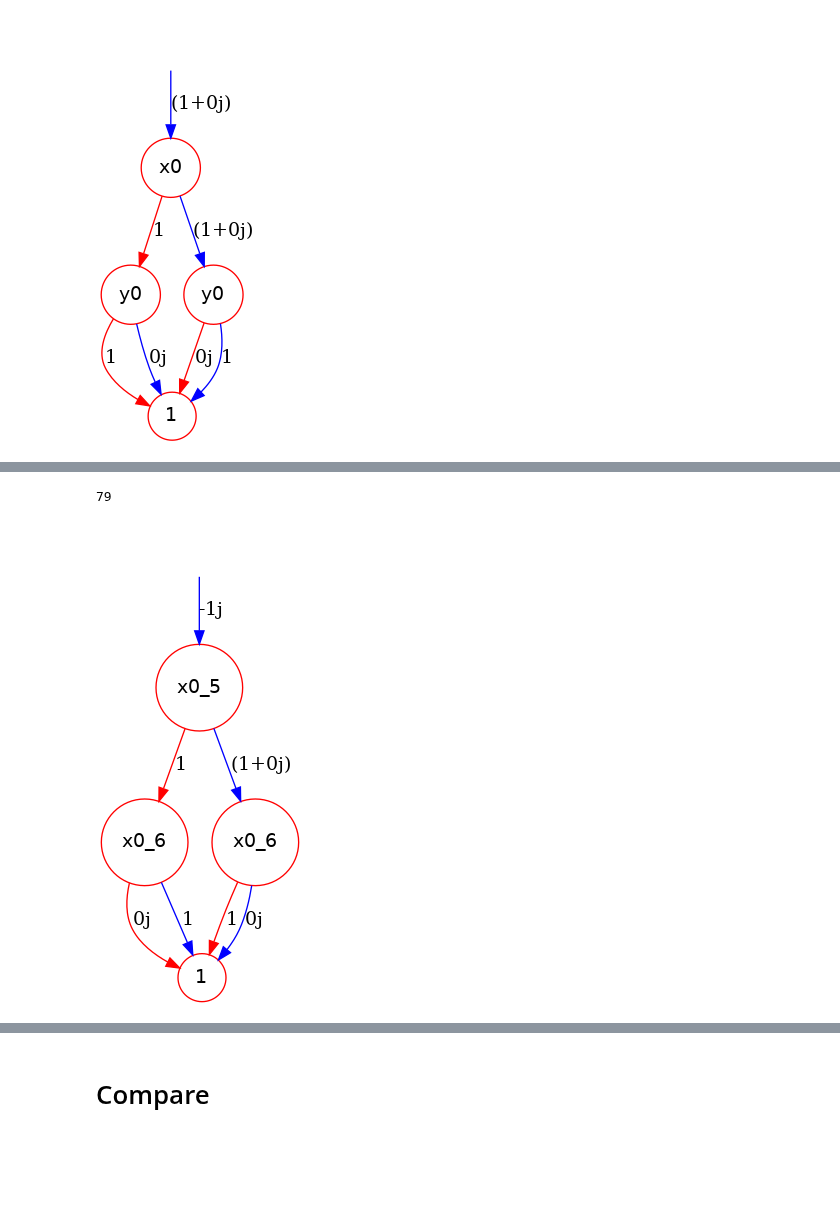
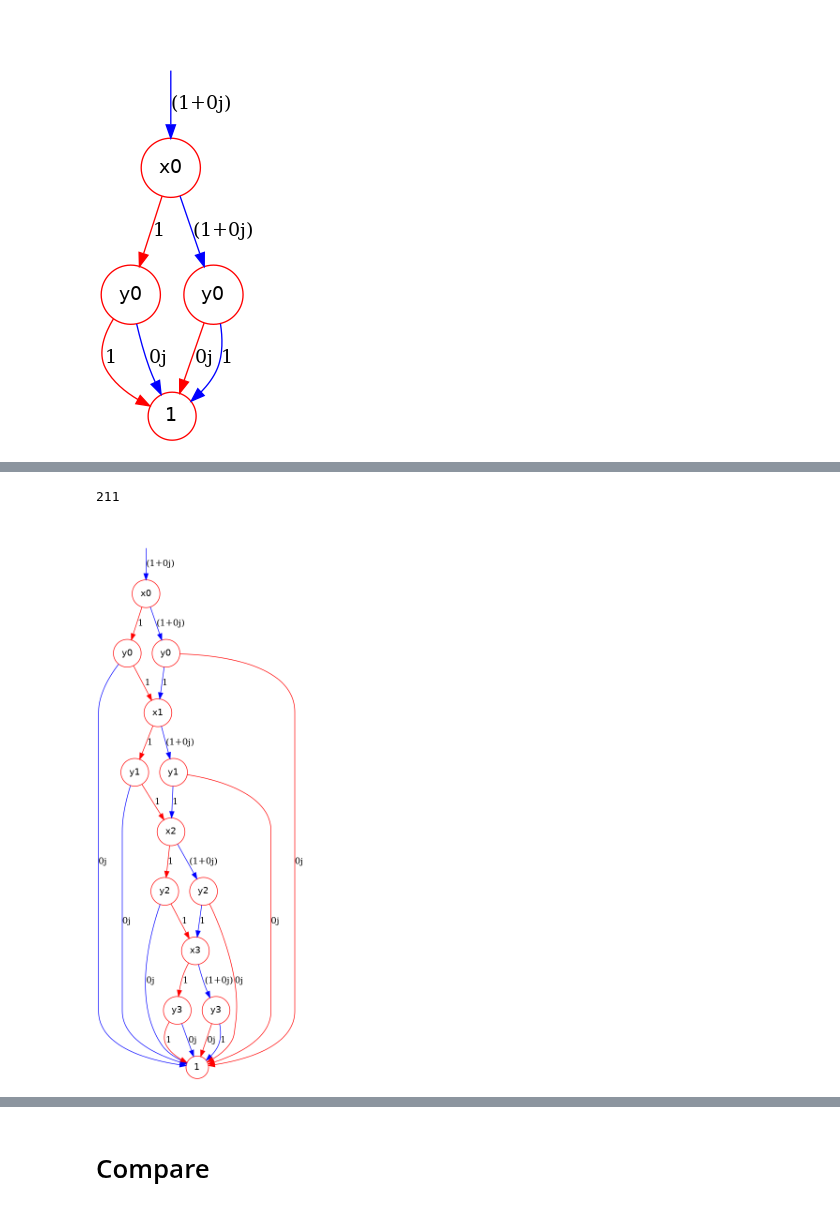
Before and after one commit to Veriqc/Symbol_TDD, a Jupyter notebook: TrDD_experiment.ipynb, the cells around one changed output, grey strips where cells are left out. Cells and saved outputs as stored; diff of their text form; code cells hidden in the pictures; blank space fills up the shorter version.

```diff
--- a/TrDD_experiment.ipynb
+++ b/TrDD_experiment.ipynb
@@ -494,13 +595,13 @@ output_dict
 # %%
 from TDD.TDD import get_tdd_list
 tdd_list = get_tdd_list()
 print(len(tdd_list))
-k=50
+k=210
 
 tdd_list[k][0].show()
 # %% [output]
-79
+211
-[figure, old version]
+[figure, new version]
 # %%
 tdd_list[k][1].show()
 # %% [output]
```
Also changed, not shown: parts of 22 cells of this notebook, 2 other files.
